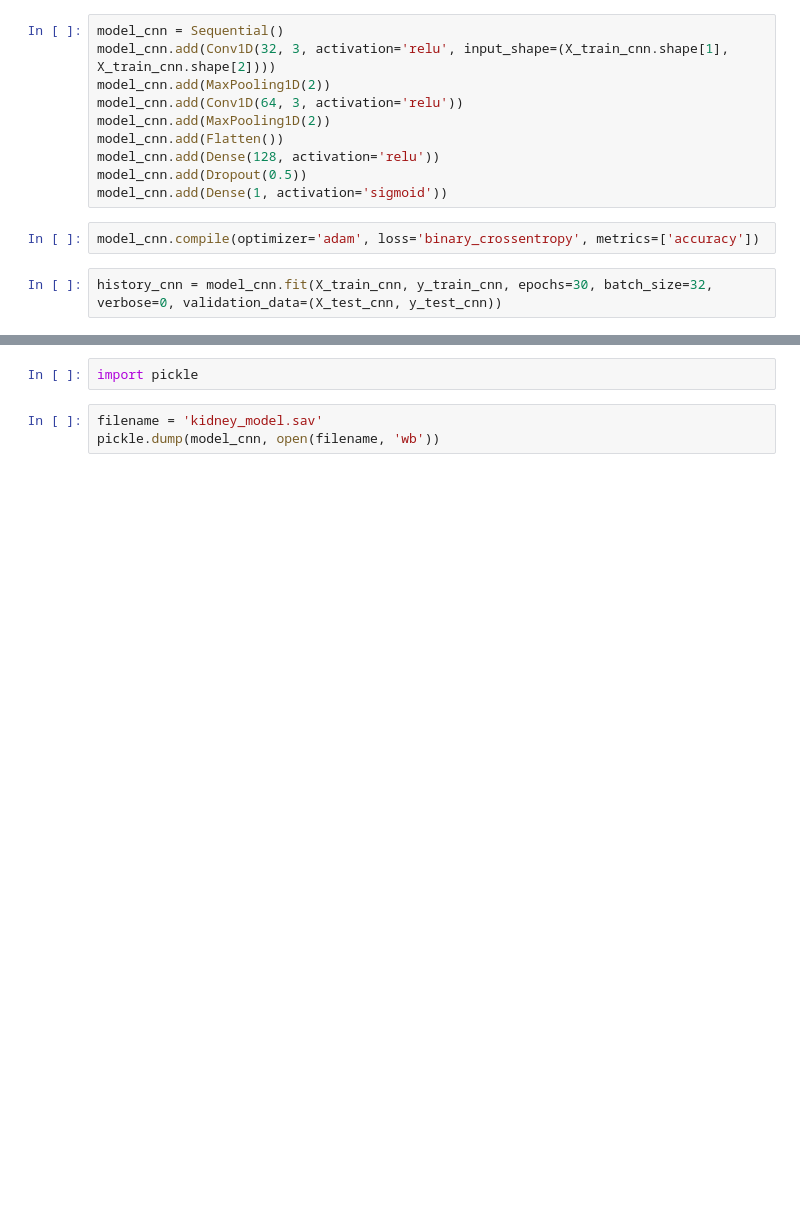
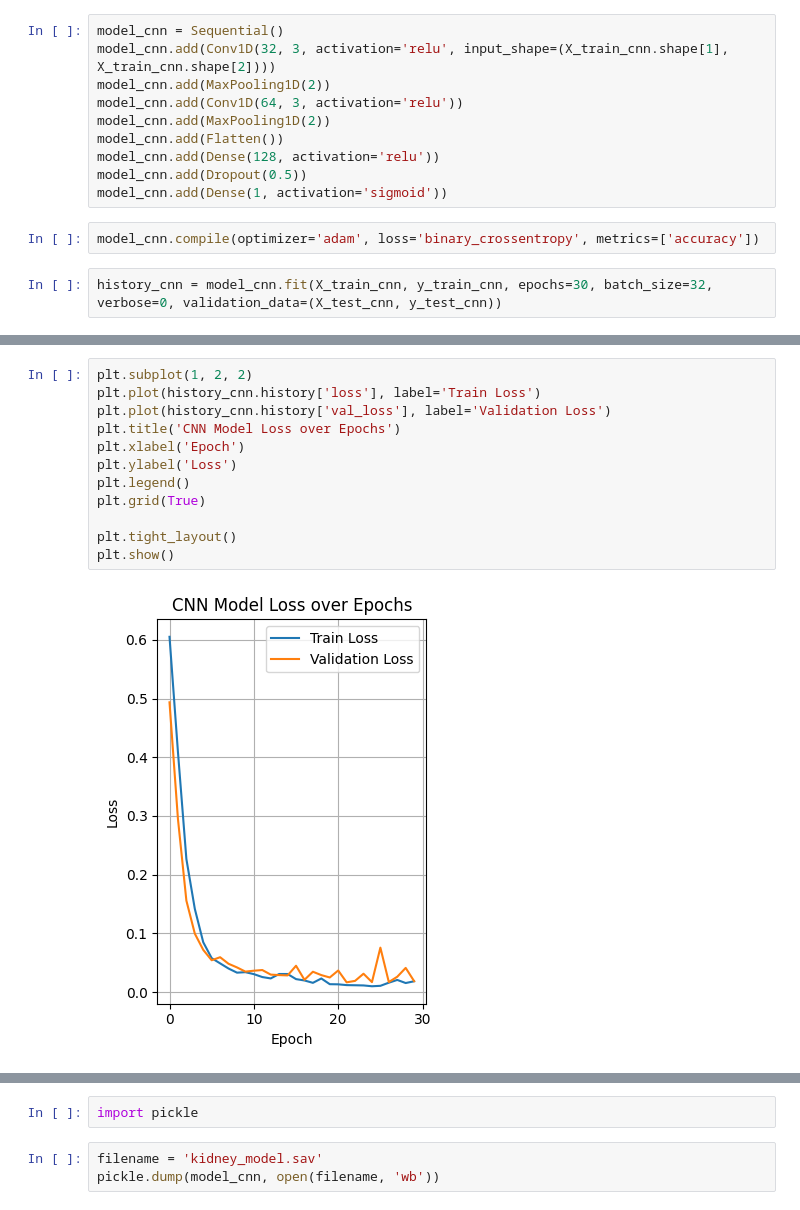
Before and after one commit to deliciousushi/MultipleDiseasePrediction, a Jupyter notebook: kidney.ipynb, the cells around one changed output, grey strips where cells are left out. Drawn from its saved outputs; the diff is of its cells as text; blank space fills up the shorter version.

```diff
--- a/kidney.ipynb
+++ b/kidney.ipynb
@@ -228,3 +271,17 @@ history_cnn = model_cnn.fit(X_train_cnn, y_train_cnn, epochs=30, batch_size=32,
+# %%
+plt.subplot(1, 2, 2)
+plt.plot(history_cnn.history['loss'], label='Train Loss')
+plt.plot(history_cnn.history['val_loss'], label='Validation Loss')
+plt.title('CNN Model Loss over Epochs')
+plt.xlabel('Epoch')
+plt.ylabel('Loss')
+plt.legend()
+plt.grid(True)
+
+plt.tight_layout()
+plt.show()
+# %% [output]
+[figure, added]
 # %%
 y_pred_cnn = (model_cnn.predict(X_test_cnn) > 0.5).astype(int)
 
```
Also changed, not shown: parts of 8 cells of this notebook.
